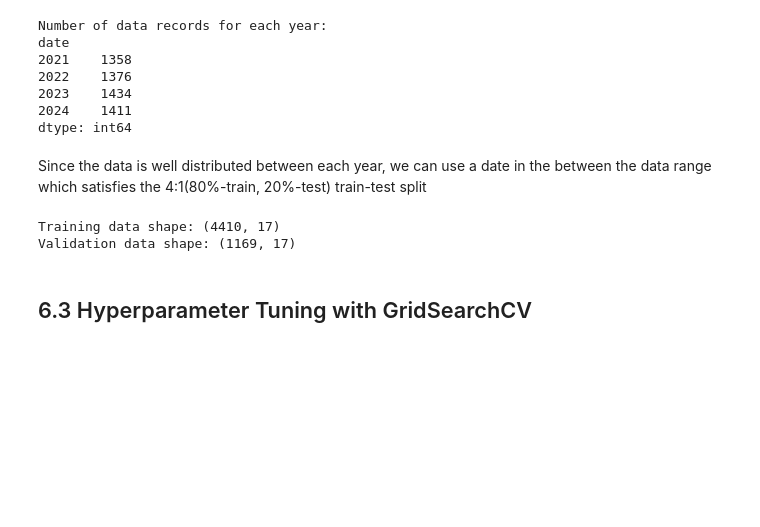
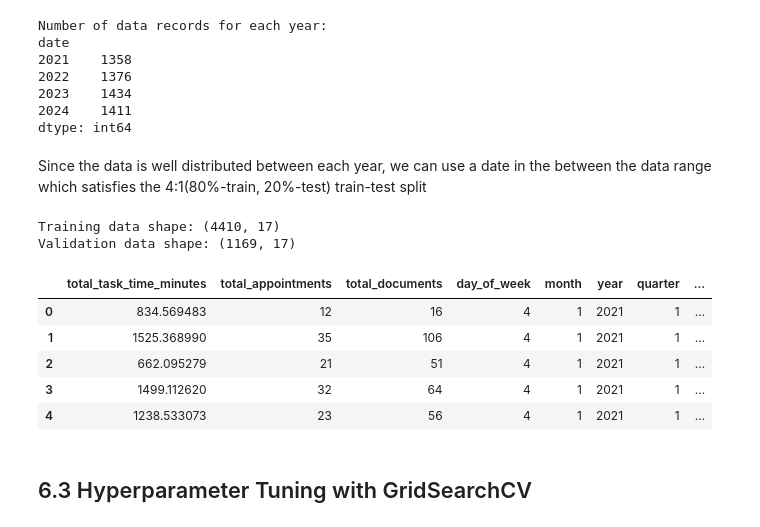
Before and after one commit to RMCV-Rajapaksha/TeamInception_Datathon, a Jupyter notebook: Copy_of_task2_eda_and_data_preprocessing_XGBoost.ipynb, the cells around one changed output. Drawn from its saved outputs; the diff is of its cells as text; code cells hidden in the pictures; blank space fills up the shorter version.

```diff
--- a/Copy_of_task2_eda_and_data_preprocessing_XGBoost.ipynb
+++ b/Copy_of_task2_eda_and_data_preprocessing_XGBoost.ipynb
@@ -254,6 +260,15 @@ print(f"Validation data shape: {X_val.shape}")
 # %% [output]
 Training data shape: (4410, 17)
 Validation data shape: (1169, 17)
+# %%
+X_train.head()
+# %% [output]
+|  | total_task_time_minutes | total_appointments | total_documents | day_of_week | month | year | quarter | ... |
+| 0 | 834.569483 | 12 | 16 | 4 | 1 | 2021 | 1 | ... |
+| 1 | 1525.368990 | 35 | 106 | 4 | 1 | 2021 | 1 | ... |
+| 2 | 662.095279 | 21 | 51 | 4 | 1 | 2021 | 1 | ... |
+| 3 | 1499.112620 | 32 | 64 | 4 | 1 | 2021 | 1 | ... |
+| 4 | 1238.533073 | 23 | 56 | 4 | 1 | 2021 | 1 | ... |
 # %% [markdown]
 ## 6.3 Hyperparameter Tuning with GridSearchCV
 # %%
```
Also changed, not shown: parts of 12 cells of this notebook.
